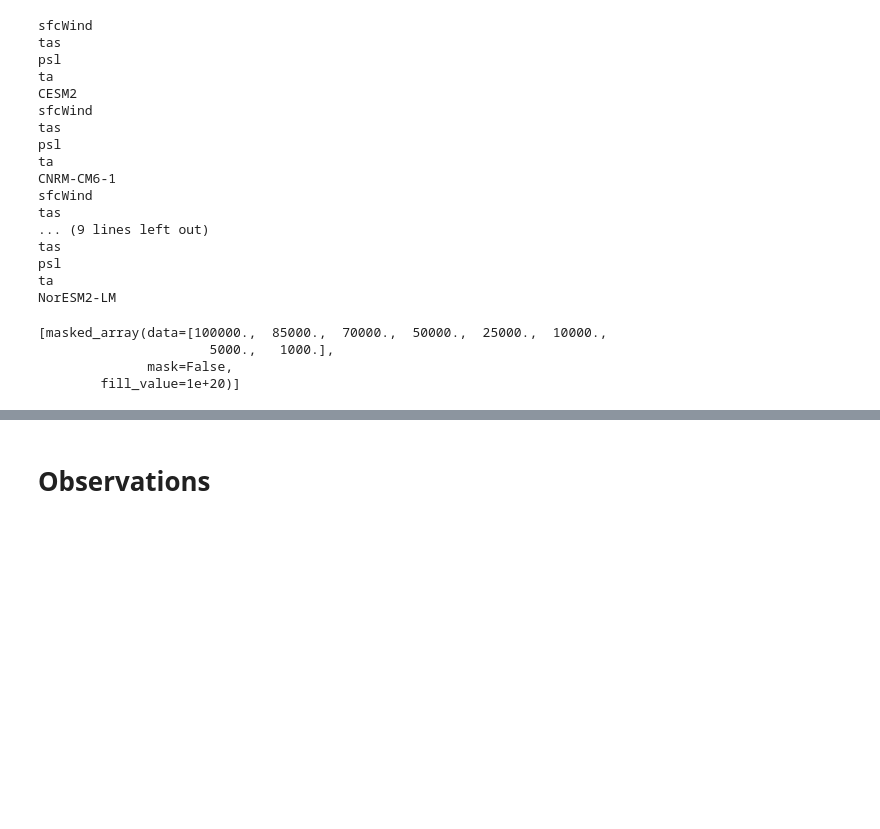
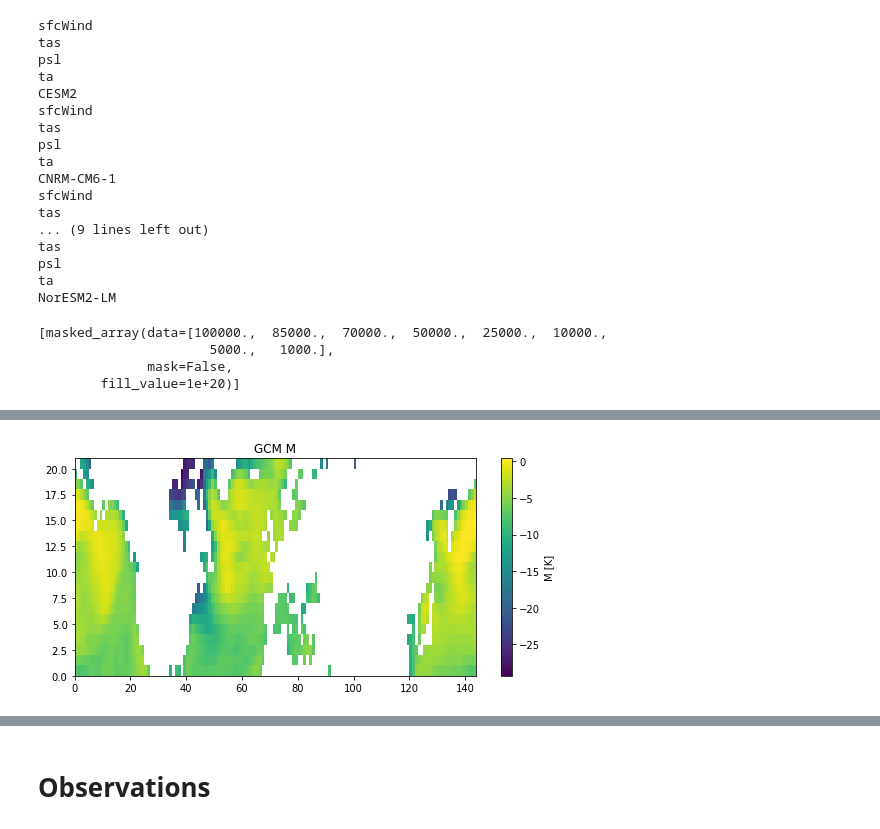
Before and after one commit to geethmaw/link, a Jupyter notebook: GCMwindVsM-daily-models.ipynb, the cells around one changed output, grey strips where cells are left out. Saved outputs shown, nothing was run; the diff lists cells and outputs as text; code cells hidden in the pictures; blank space fills up the shorter version.

```diff
--- a/GCMwindVsM-daily-models.ipynb
+++ b/GCMwindVsM-daily-models.ipynb
@@ -189,0 +206,8 @@ plt.savefig('../figures/U10vsM_50S_50N.png')
+# %%
+fig = plt.figure(figsize=(9,4))
+plt.pcolormesh(plot_CAOI[33,:,:])
+plt.title('GCM M')
+cbar = plt.colorbar()
+cbar.set_label('M [K]')
+# %% [output]
+[figure, added]
```
Also changed, not shown: parts of 53 cells of this notebook, 29 other files.
